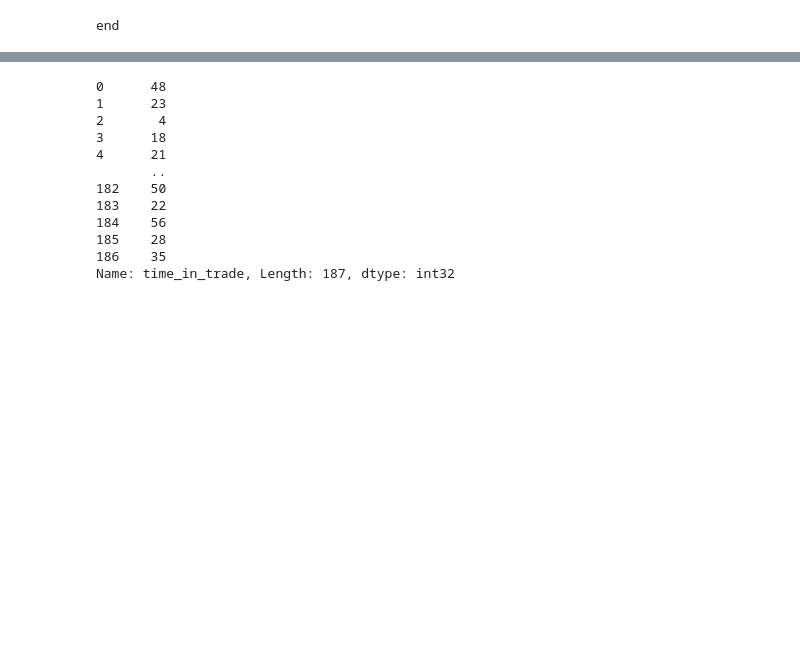
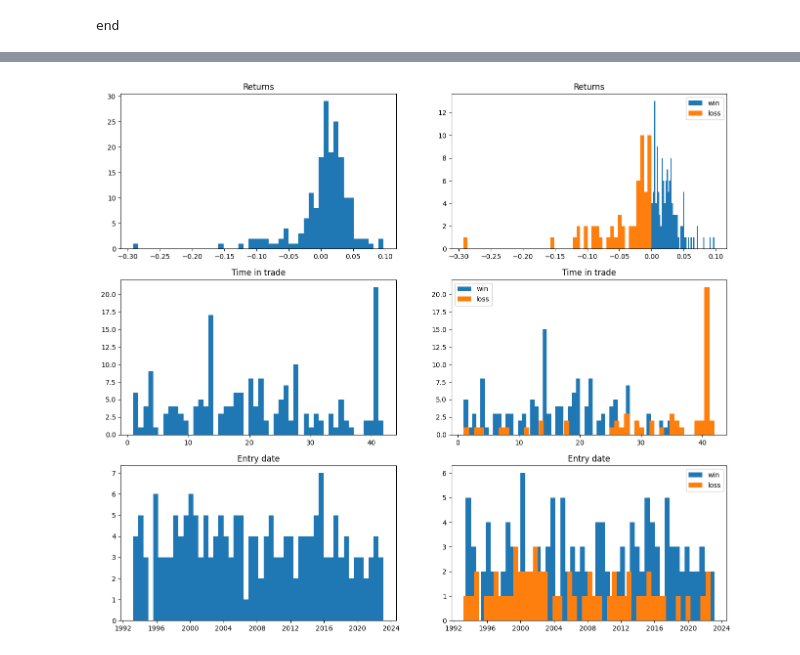
Before and after one commit to ag3nt3154/simple_backtester, a Jupyter notebook: testing.ipynb, the cells around one changed output, grey strips where cells are left out. Drawn from its saved outputs; the diff is of its cells as text; code cells hidden in the pictures; blank space fills up the shorter version.

```diff
--- a/testing.ipynb
+++ b/testing.ipynb
@@ -95,18 +82,7 @@ bt.trade_record.stats
 # %%
-bt.trade_record.records['time_in_trade']
+bt.trade_record.plot_graphs()
 # %% [output]
-0      48
-1      23
-2       4
-3      18
-4      21
-       ..
-182    50
-183    22
-184    56
-185    28
-186    35
-Name: time_in_trade, Length: 187, dtype: int32
+[figure, added]
 # %%
 bt.trade_record.win_records['time_in_trade'].hist(bins=20)
 bt.trade_record.loss_records['time_in_trade'].hist(bins=20)
```
Also changed, not shown: parts of 6 cells of this notebook, 4 other files.
